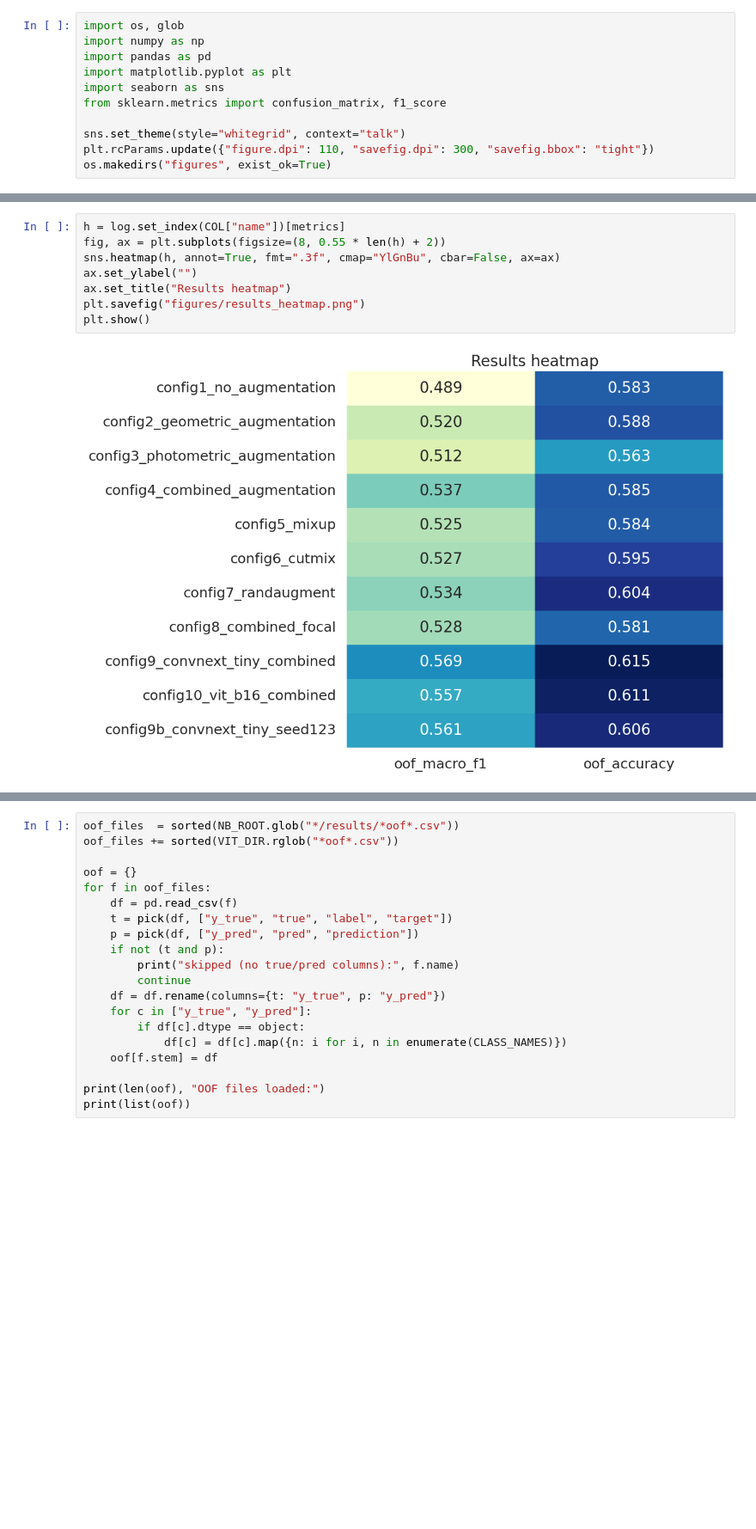
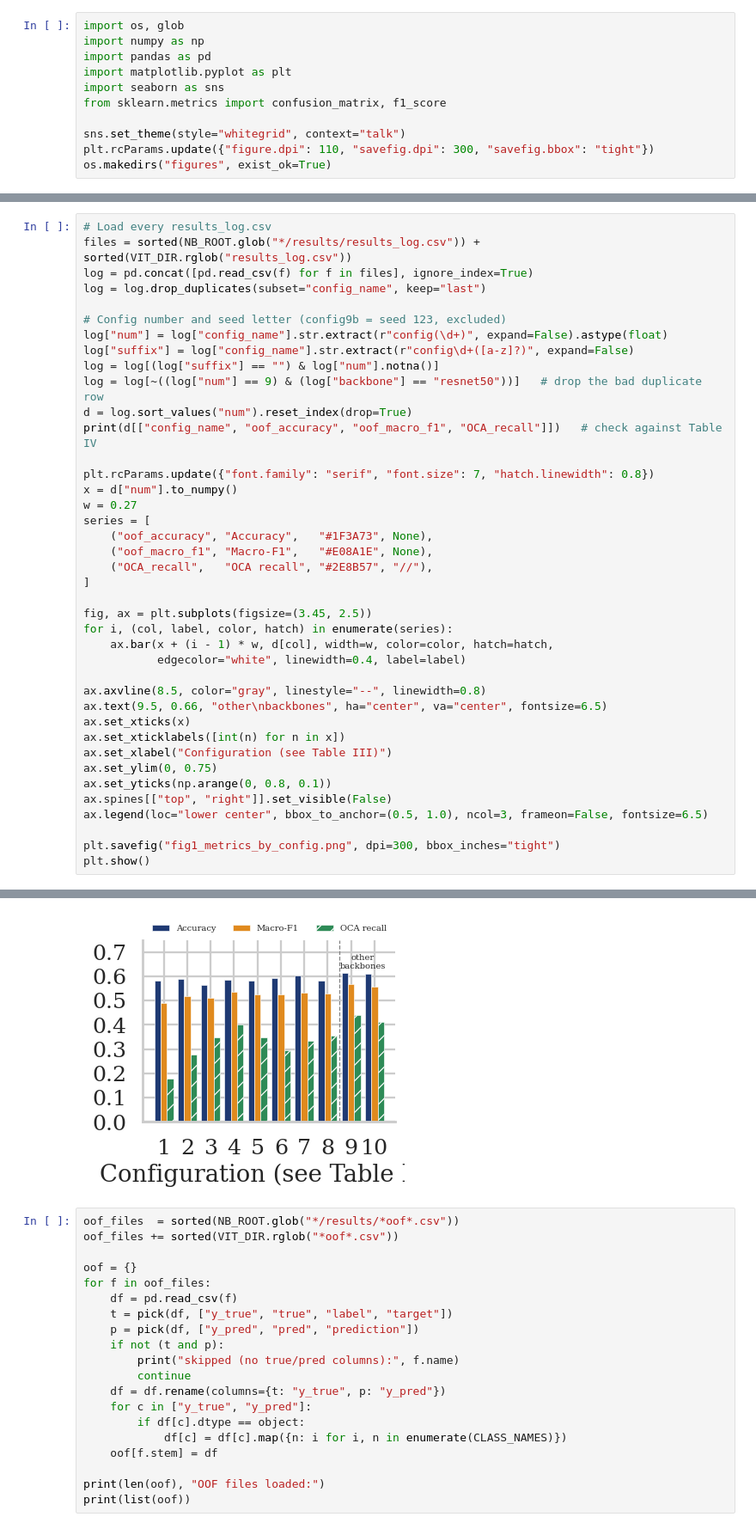
Before and after one commit to Jaffar-Kazmi/OCSS-Augmentation-Benchmark, a Jupyter notebook: results/15-visualize-results.ipynb, the cells around one changed output, grey strips where cells are left out. Shown at 86% size. Drawn from its saved outputs; the diff is of its cells as text; blank space fills up the shorter version.

```diff
--- a/results/15-visualize-results.ipynb
+++ b/results/15-visualize-results.ipynb
@@ -107,10 +94,41 @@ plt.show()
-# %%
-h = log.set_index(COL["name"])[metrics]
-fig, ax = plt.subplots(figsize=(8, 0.55 * len(h) + 2))
-sns.heatmap(h, annot=True, fmt=".3f", cmap="YlGnBu", cbar=False, ax=ax)
-ax.set_ylabel("")
-ax.set_title("Results heatmap")
-plt.savefig("figures/results_heatmap.png")
-plt.show()
-# %% [output]
-[figure, removed]
+# %%
+# Load every results_log.csv
+files = sorted(NB_ROOT.glob("*/results/results_log.csv")) + sorted(VIT_DIR.rglob("results_log.csv"))
+log = pd.concat([pd.read_csv(f) for f in files], ignore_index=True)
+log = log.drop_duplicates(subset="config_name", keep="last")
+
+# Config number and seed letter (config9b = seed 123, excluded)
+log["num"] = log["config_name"].str.extract(r"config(\d+)", expand=False).astype(float)
+log["suffix"] = log["config_name"].str.extract(r"config\d+([a-z]?)", expand=False)
+log = log[(log["suffix"] == "") & log["num"].notna()]
+log = log[~((log["num"] == 9) & (log["backbone"] == "resnet50"))]   # drop the bad duplicate row
+d = log.sort_values("num").reset_index(drop=True)
+print(d[["config_name", "oof_accuracy", "oof_macro_f1", "OCA_recall"]])   # check against Table IV
+
+plt.rcParams.update({"font.family": "serif", "font.size": 7, "hatch.linewidth": 0.8})
+x = d["num"].to_numpy()
+w = 0.27
+series = [
+    ("oof_accuracy", "Accuracy",   "#1F3A73", None),
+    ("oof_macro_f1", "Macro-F1",   "#E08A1E", None),
+    ("OCA_recall",   "OCA recall", "#2E8B57", "//"),
+]
+
+fig, ax = plt.subplots(figsize=(3.45, 2.5))
+for i, (col, label, color, hatch) in enumerate(series):
+    ax.bar(x + (i - 1) * w, d[col], width=w, color=color, hatch=hatch,
+           edgecolor="white", linewidth=0.4, label=label)
+
+ax.axvline(8.5, color="gray", linestyle="--", linewidth=0.8)
+ax.text(9.5, 0.66, "other\nbackbones", ha="center", va="center", fontsize=6.5)
+ax.set_xticks(x)
+ax.set_xticklabels([int(n) for n in x])
+ax.set_xlabel("Configuration (see Table III)")
+ax.set_ylim(0, 0.75)
+ax.set_yticks(np.arange(0, 0.8, 0.1))
+ax.spines[["top", "right"]].set_visible(False)
+ax.legend(loc="lower center", bbox_to_anchor=(0.5, 1.0), ncol=3, frameon=False, fontsize=6.5)
+
+plt.savefig("fig1_metrics_by_config.png", dpi=300, bbox_inches="tight")
+plt.show()
+# %% [output]
@@ -117,3 +146,4 @@ plt.show()
+[figure, added]
 # %%
 oof_files  = sorted(NB_ROOT.glob("*/results/*oof*.csv"))
 oof_files += sorted(VIT_DIR.rglob("*oof*.csv"))
```
Also changed, not shown: parts of 10 cells of this notebook.
